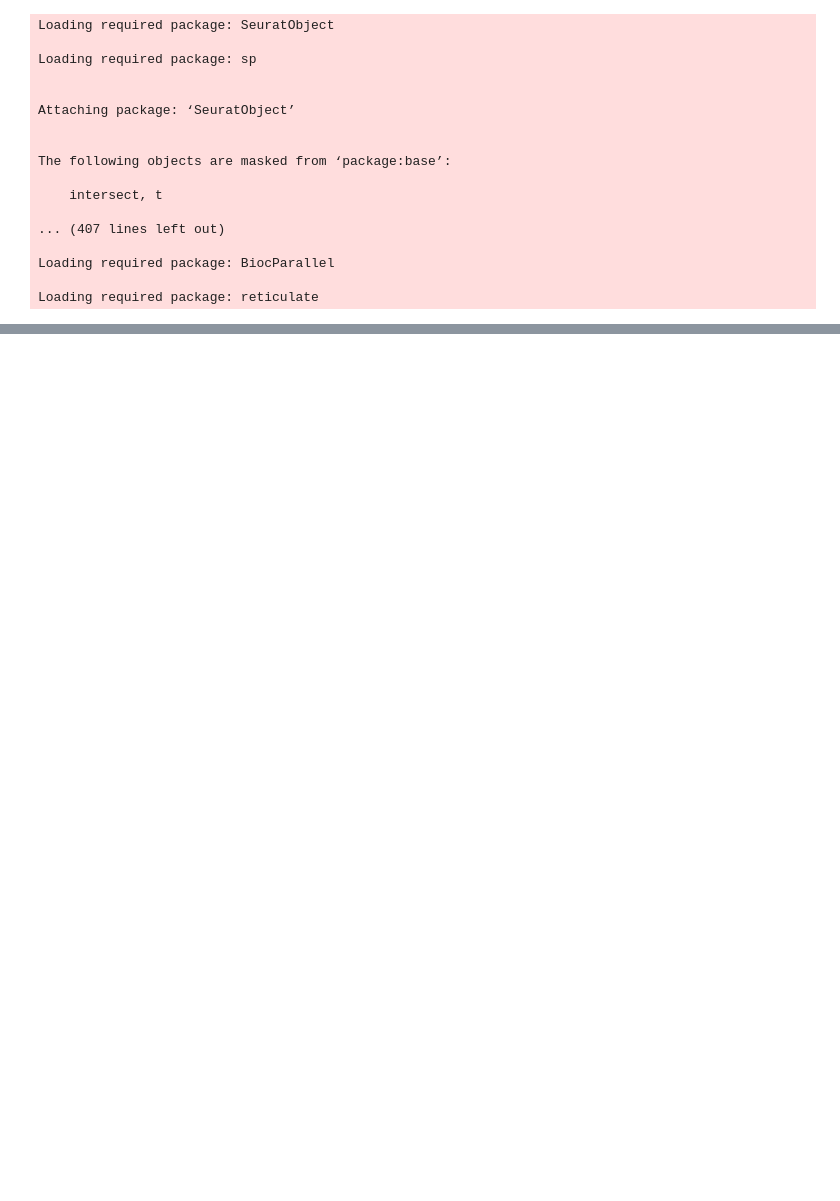
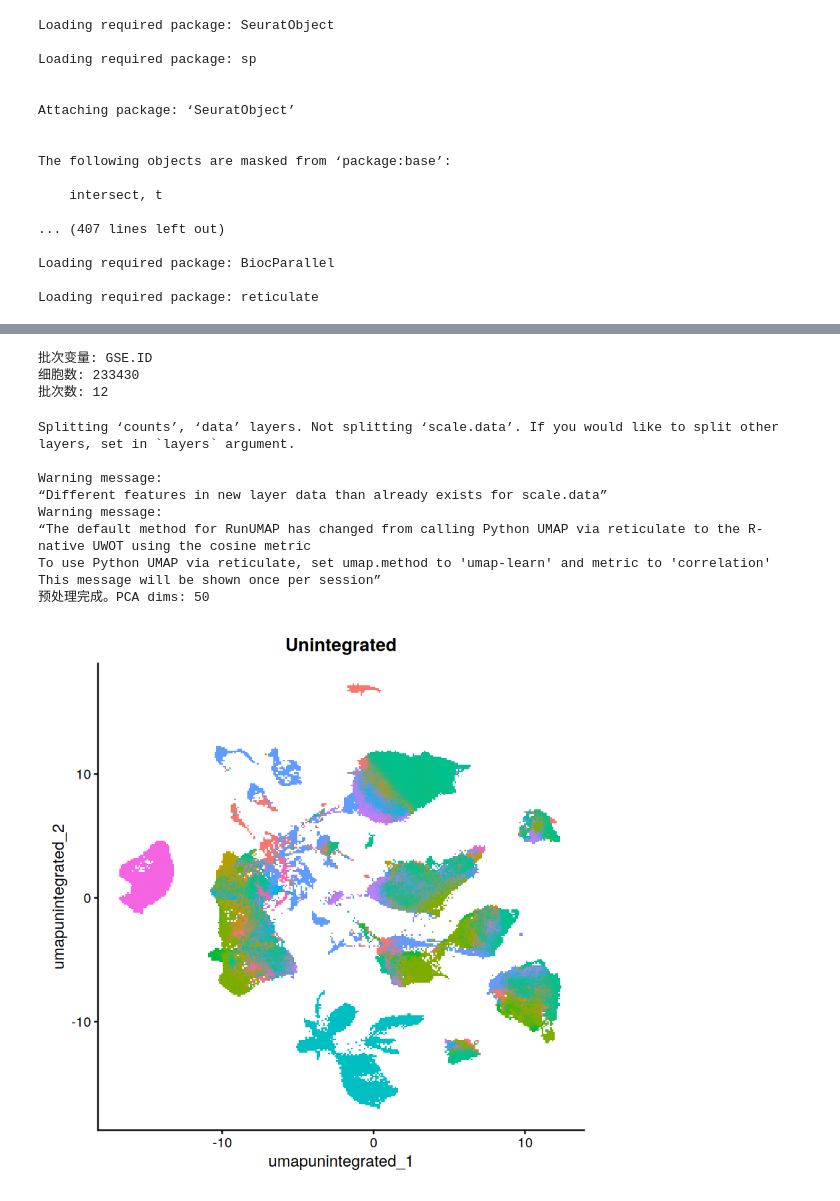
Before and after one commit to FY10086/Prostate-Altas, a Jupyter notebook: 06-Sketch_integration.ipynb, the cells around one changed output, grey strips where cells are left out. Drawn from its saved outputs; the diff is of its cells as text; code cells hidden in the pictures; blank space fills up the shorter version.

```diff
--- a/06-Sketch_integration.ipynb
+++ b/06-Sketch_integration.ipynb
@@ -37,4 +37,4 @@ Loading required package: BiocParallel
 
 Loading required package: reticulate
 # %%
-seu = qs::qread("/home/data/tanglei/project/prostate_altas/output/05/sketch.qs")
+seu = qs::qread("/home/data/tanglei/project/prostate_altas/output/06/Sketch_Integration.qs")
@@ -54,0 +57,64 @@ dim(seu)
+# %%
+#### ========== 关键参数设定 ========== ####
+batch_var   <- "GSE.ID"   # <-- 手动修改批次变量（可选 "orig.ident" / "GSE.ID" 或 metadata 中的任意列）
+celltype_var <- "celltype"     # <-- 细胞类型列名，scANVI 需要
+n_hvg       <- 3000            # HVG 数量
+n_pcs       <- 50              # PCA 维度
+n_dims      <- 1:n_pcs         # 下游统一使用 50 维用于 benchmark
+
+output_dir <- "/home/data/tanglei/project/prostate_altas/output/06"
+
+## !! 661k 细胞数据量大，必须解除 future 全局变量大小限制
+## 否则 IntegrateLayers (CCA/RPCA 等) 会报 future.globals.maxSize 错误
+options(future.globals.maxSize = Inf)
+
+cat("批次变量:", batch_var, "\n")
+cat("细胞数:", ncol(seu), "\n")
+cat("批次数:", length(unique(seu[[batch_var, drop = TRUE]])), "\n")
+# %% [output]
+批次变量: GSE.ID
+细胞数: 233430
+批次数: 12
+# %%
+#### ========== Part 1: 公共预处理 ========== ####
+## Seurat v5: split layers -> Normalize -> HVG -> Scale -> PCA
+
+# 按批次拆分 layer（IntegrateLayers 要求）
+batch_vec <- seu[[batch_var, drop = TRUE]]
+if (is.null(batch_vec)) stop(paste0("metadata 中不存在批次列: ", batch_var))
+batch_vec <- as.character(batch_vec)
+names(batch_vec) <- colnames(seu)
+if (anyNA(batch_vec)) stop(paste0("批次列含 NA，请先处理: ", batch_var))
+
+# 如果之前已经 split 过，先 Join 再按当前 batch 重新 split
+layer_names <- Layers(seu[["sketch"]])
+already_split <- any(grepl("^(counts|data)\\.[0-9]+$", layer_names))
+if (already_split) {
+  seu[["sketch"]] <- JoinLayers(seu[["sketch"]])
+}
+seu[["sketch"]] <- split(seu[["sketch"]], f = batch_vec)
+
+seu <- NormalizeData(seu, verbose = FALSE)
+seu <- FindVariableFeatures(seu, nfeatures = n_hvg, verbose = FALSE)
+seu <- ScaleData(seu, verbose = FALSE)
+seu <- RunPCA(seu, npcs = n_pcs, verbose = FALSE)
+
+# 未校正 PCA 的 UMAP（作为 baseline）
+seu <- RunUMAP(seu, reduction = "pca", dims = n_dims,
+               reduction.name = "umap.unintegrated", verbose = FALSE)
+
+cat("预处理完成。PCA dims:", ncol(Embeddings(seu, "pca")), "\n")
+DimPlot(seu, reduction = "umap.unintegrated", group.by = batch_var,
+        raster = TRUE, raster.dpi = c(300, 300)) +
+  ggtitle("Unintegrated") + NoLegend()
+# %% [output]
+Splitting ‘counts’, ‘data’ layers. Not splitting ‘scale.data’. If you would like to split other layers, set in `layers` argument.
+
+Warning message:
+“Different features in new layer data than already exists for scale.data”
+Warning message:
+“The default method for RunUMAP has changed from calling Python UMAP via reticulate to the R-native UWOT using the cosine metric
+To use Python UMAP via reticulate, set umap.method to 'umap-learn' and metric to 'correlation'
+This message will be shown once per session”
+预处理完成。PCA dims: 50
+[figure, added]
```
Also changed, not shown: parts of 18 cells of this notebook, 3 other files.
